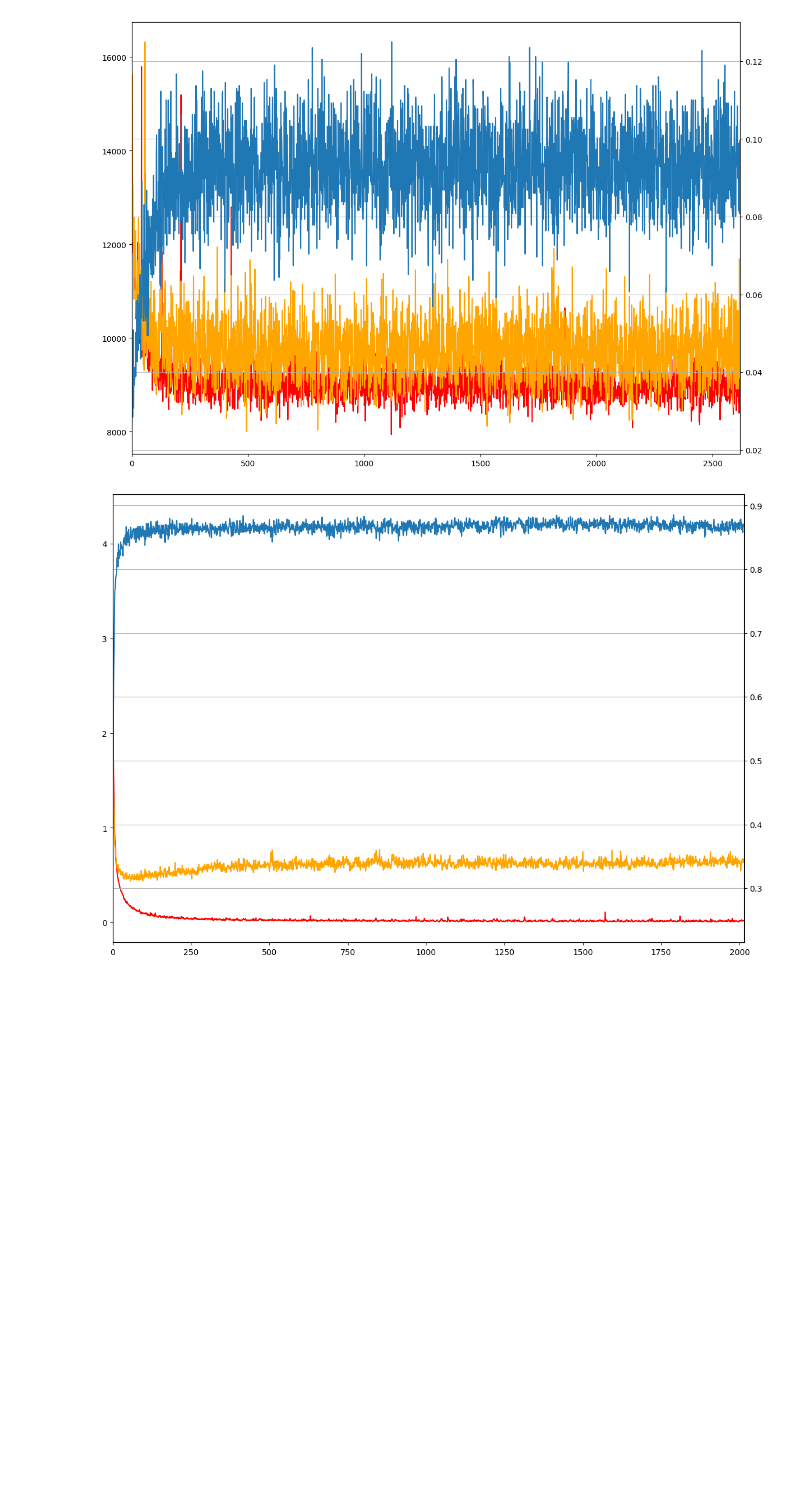
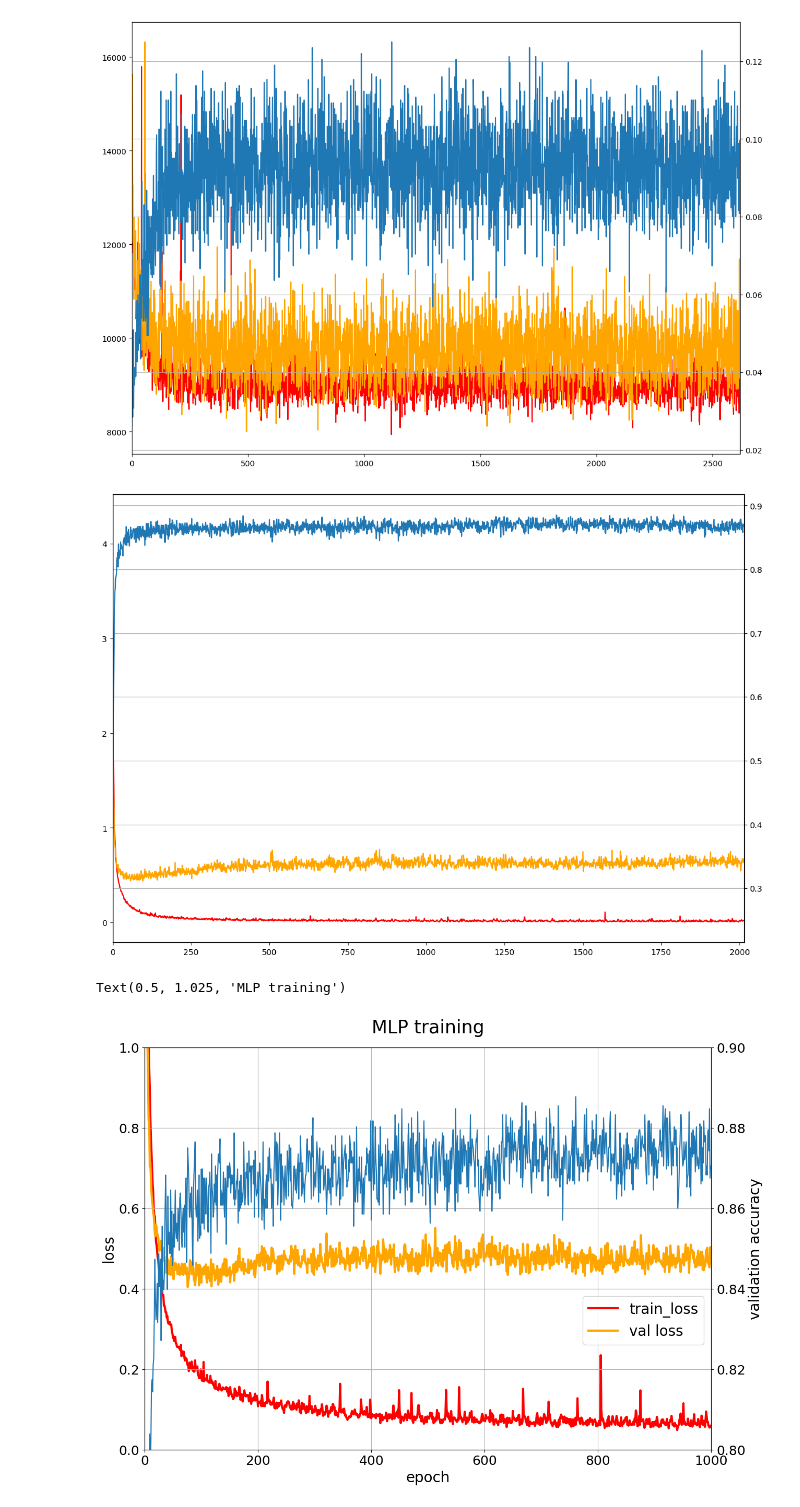
Before and after one commit to pmcesky/4D-Cell, a Jupyter notebook: mlp.ipynb, the cells around one changed output. Drawn from its saved outputs; the diff is of its cells as text; code cells hidden in the pictures; blank space fills up the shorter version.

Commit message:
Changing batch_size and dropout in MLP training

```diff
--- a/mlp.ipynb
+++ b/mlp.ipynb
@@ -93,8 +93,8 @@ class MLP(nn.Module):
         self.act = activation # activation function for hidden layers, default is tanh
         self.fc1 = nn.LazyLinear(200) # process trajectory, 200 to 200
         self.fc2 = nn.LazyLinear(200) # output of trajectory
-        self.dropout1 = nn.Dropout(0.2)
-        self.dropout2 = nn.Dropout(0.2)
+        self.dropout1 = nn.Dropout(0.5)
+        self.dropout2 = nn.Dropout(0.5)
         # final Output layer
         self.fc_out = nn.LazyLinear(output_size) # output layer
 
@@ -206,7 +202,7 @@ if device=='cuda':
     torch.backends.cudnn.benchmark = False
 
 # Batch_size
-batch_size = 64
+batch_size = 256
 
 # Prepare data
 # test data
@@ -244,7 +240,7 @@ lr = 0.001
 weight_decay=0.01 # L2 regularization
 optimizer = torch.optim.AdamW(model.parameters(), lr=lr,weight_decay=weight_decay)
 
-epochs = 10000
+epochs = 3000
 log_interval = 100
 train_loss = []
 val_loss = []
@@ -341,3 +357,26 @@ ax1.set_xlim(0, len(train_loss))
 ax2.grid()
 # %% [output]
 [figure]
+# %%
+# AdamW, two dropout = 0.5, l2 weight_decay = 0.01, lr = 0.001, batch_size = 32, with feature standardization
+fig, ax1 = plt.subplots(figsize = (14, 10))
+ax2 = ax1.twinx()
+ax1.plot(np.arange(len(train_loss)), train_loss, 'r', linewidth = 3, label = 'train_loss')
+ax1.plot(np.arange(len(val_loss)), val_loss, 'orange', linewidth =3, label = 'val loss')
+ax2.plot(np.arange(len(val_accuracy)), val_accuracy)
+ax1.set_xlim(0, len(train_loss))
+ax1.set_ylim(0,1)
+ax2.set_ylim(0.8,0.9)
+ax1.grid()
+ax2.grid()
+ax1.xaxis.set_tick_params(labelsize=18)
+ax1.yaxis.set_tick_params(labelsize=18)
+ax2.yaxis.set_tick_params(labelsize=18)
+ax1.set_xlabel('epoch', fontsize = 20)
+ax1.set_ylabel('loss', fontsize = 20)
+ax2.set_ylabel('validation accuracy', fontsize = 20)
+fig.legend(loc="upper right", bbox_to_anchor=(1,0.4), bbox_transform=ax1.transAxes, fontsize = 20)
+ax1.set_title('MLP training', fontsize = 25, y = 1.025)
+# %% [output]
+Text(0.5, 1.025, 'MLP training')
+[figure, added]
```
Also changed, not shown: parts of 12 cells of this notebook.
